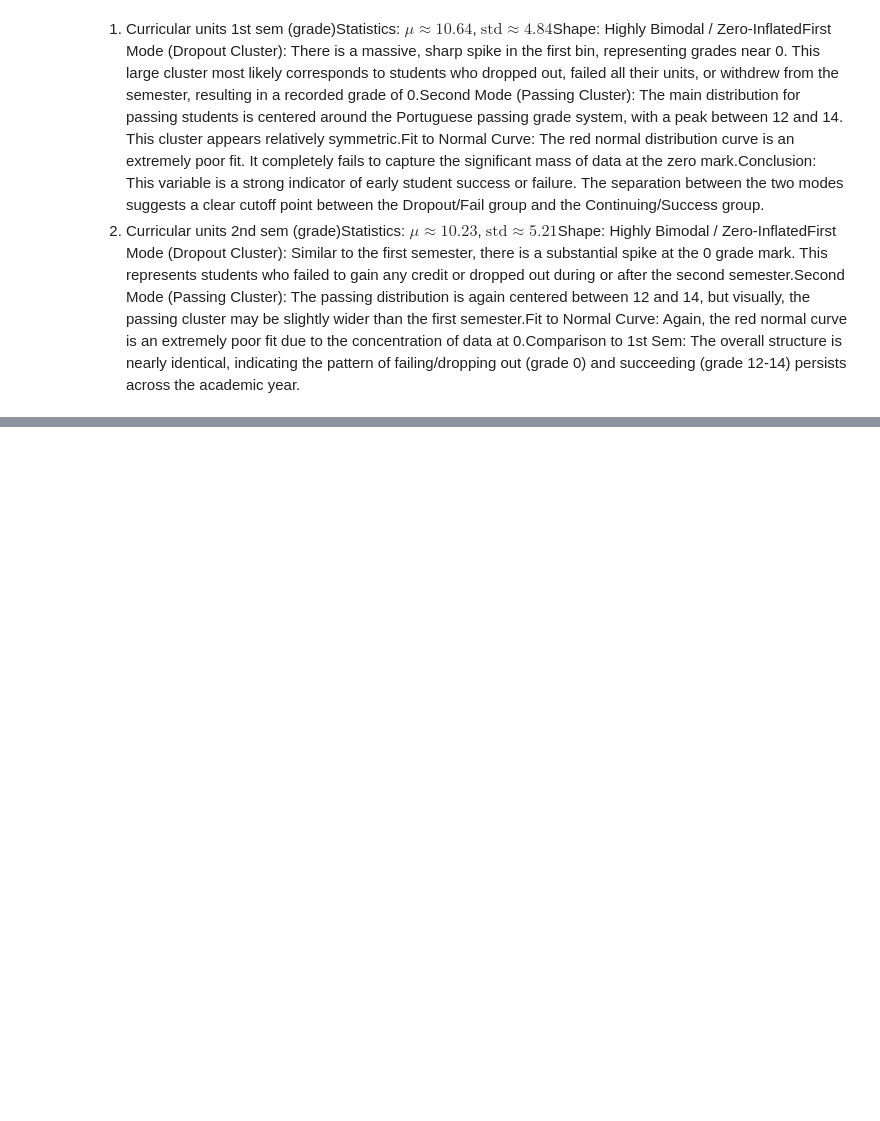
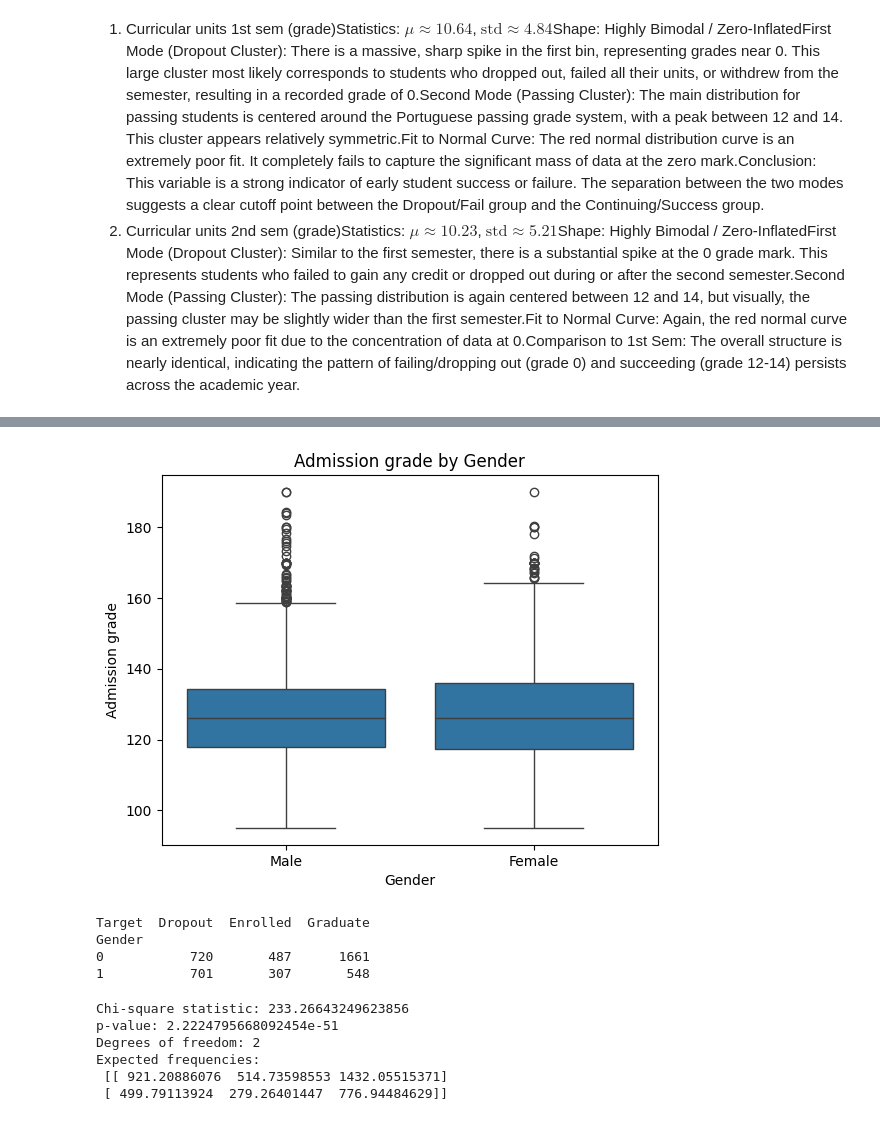
Before and after one commit to Scrowbin/end, a Jupyter notebook: code.ipynb, the cells around one changed output, grey strips where cells are left out. Drawn from its saved outputs; the diff is of its cells as text; code cells hidden in the pictures; blank space fills up the shorter version.

```diff
--- a/code.ipynb
+++ b/code.ipynb
@@ -546,0 +591,35 @@ for col in df_numeric.columns:
+# %%
+import seaborn as sns
+import matplotlib.pyplot as plt
+
+sns.boxplot(x='Gender', y='Admission grade', data=df)
+plt.xticks([0,1], ['Male','Female'])
+plt.title("Admission grade by Gender")
+plt.show()
+# %% [output]
+[figure, added]
+# %%
+import pandas as pd
+from scipy.stats import chi2_contingency
+
+# Tạo bảng tần số (contingency table)
+table = pd.crosstab(df['Gender'], df['Target'])
+print(table)
+# %% [output]
+Target  Dropout  Enrolled  Graduate
+Gender
+0           720       487      1661
+1           701       307       548
+# %%
+chi2, p, dof, expected = chi2_contingency(table)
+print("Chi-square statistic:", chi2)
+print("p-value:", p)
+print("Degrees of freedom:", dof)
+print("Expected frequencies:\n", expected)
+# %% [output]
+Chi-square statistic: 233.26643249623856
+p-value: 2.2224795668092454e-51
+Degrees of freedom: 2
+Expected frequencies:
+ [[ 921.20886076  514.73598553 1432.05515371]
+ [ 499.79113924  279.26401447  776.94484629]]
```
Also changed, not shown: parts of 26 cells of this notebook.
